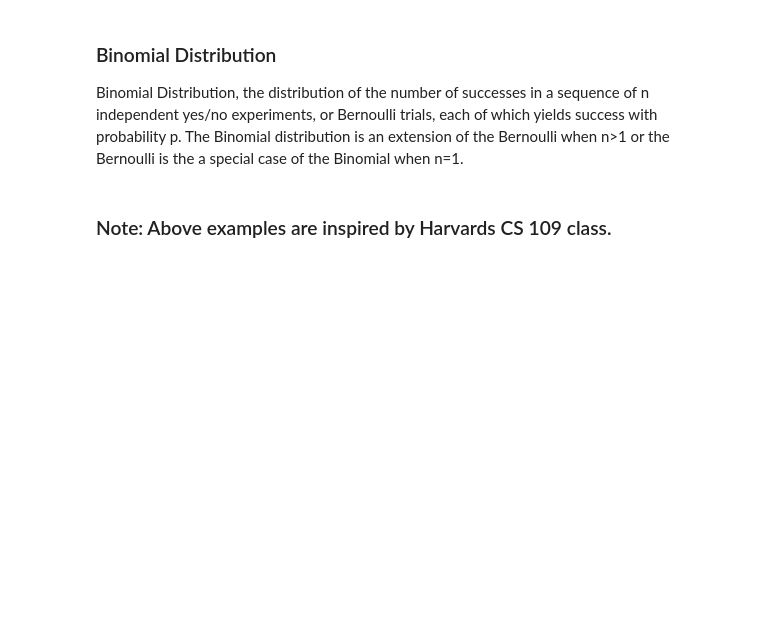
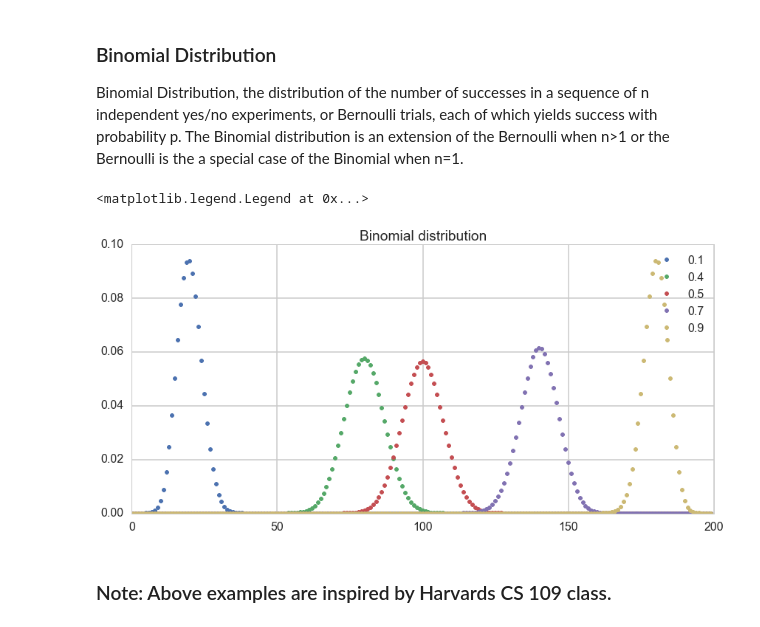
Before and after one commit to abhie19/Data-Analysis-Practice, a Jupyter notebook: Stats concept in python/Probability/Probability in Python.ipynb, the cells around one changed output. Saved outputs shown, nothing was run; the diff lists cells and outputs as text; code cells hidden in the pictures; blank space fills up the shorter version.

Commit message:
Added a few more binomial viz
Added binomial distribution’s code and visualization.

```diff
--- a/Stats concept in python/Probability/Probability in Python.ipynb
+++ b/Stats concept in python/Probability/Probability in Python.ipynb
@@ -138,5 +137,18 @@ plt.ylabel("Probability of obama winning")
 ### Binomial Distribution
 
 Binomial Distribution, the distribution of the number of successes in a sequence of n independent yes/no experiments, or Bernoulli trials, each of which yields success with probability p. The Binomial distribution is an extension of the Bernoulli when n>1 or the Bernoulli is the a special case of the Binomial when n=1.
+# %%
+from scipy.stats import binom
+plt.figure(figsize= (12,6))
+k = np.arange(0,200)  ## binomial distribution for 200 trials
+for p, color in zip([0.1,0.4,0.5,0.7,0.9], colors):
+    rvbinom = binom(200, p)
+    plt.plot(k,rvbinom.pmf(k),'.',color=color,label = p)
+plt.title("Binomial distribution")
+plt.tight_layout()
+plt.legend()
+# %% [output]
+<matplotlib.legend.Legend at 0x...>
+[figure, added]
 # %% [markdown]
 ### Note: Above examples are inspired by Harvards CS 109 class.
```
Also changed, not shown: parts of 1 cell of this notebook.
